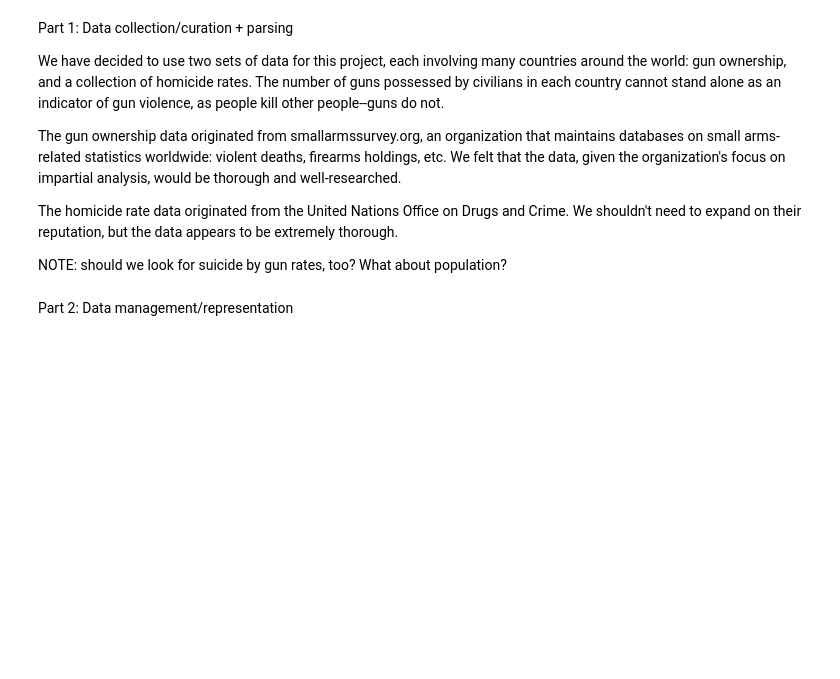
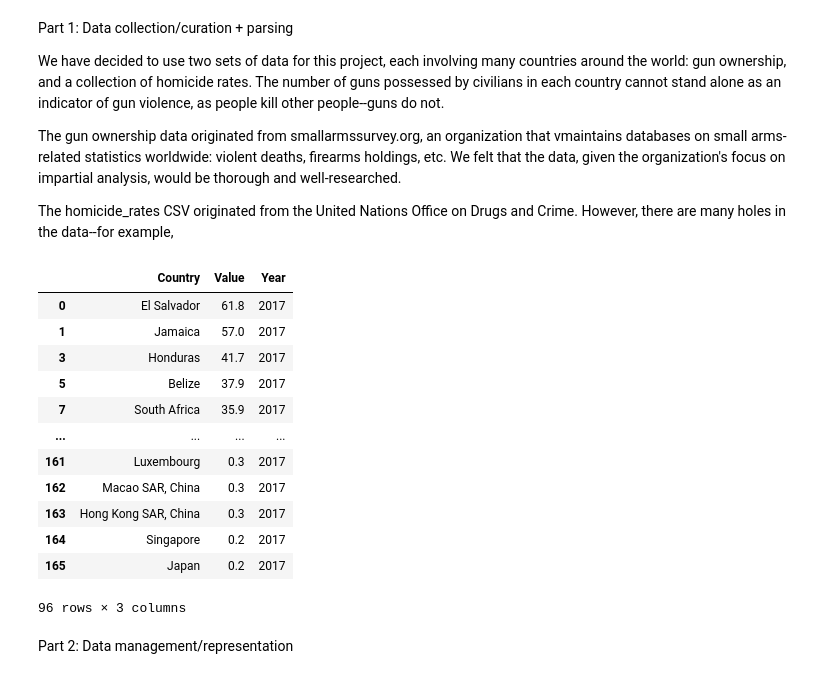
Before and after one commit to the-amazing-works-of-stephanie/gun-violence-analysis, a Jupyter notebook: fp.ipynb, the cells around one changed output. Drawn from its saved outputs; the diff is of its cells as text; code cells hidden in the pictures; blank space fills up the shorter version.

```diff
--- a/fp.ipynb
+++ b/fp.ipynb
@@ -19,31 +11,42 @@ SyntaxError: invalid syntax (<ipython-input-2-8e700c91af4f>, line 1)
 Part 1: Data collection/curation + parsing
 
 We have decided to use two sets of data for this project, each involving many countries around the world: gun ownership,
-and a collection of homicide rates. The number of guns possessed by civilians in each country cannot stand alone as an indicator of gun violence, as people
-kill other people--guns do not.
+and a collection of homicide rates. The number of guns possessed by civilians in each country cannot stand alone
+as an indicator of gun violence, as people kill other people--guns do not.
 
-The gun ownership data originated from smallarmssurvey.org, an organization that
-maintains databases on small arms-related statistics worldwide: violent deaths, firearms holdings, etc. We felt that the
-data, given the organization's focus on impartial analysis, would be thorough and well-researched.
+The gun ownership data originated from smallarmssurvey.org, an organization that vmaintains databases on small
+arms-related statistics worldwide: violent deaths, firearms holdings, etc. We felt that the data, given the organization's
+focus on impartial analysis, would be thorough and well-researched.
 
-The homicide rate data originated from the United Nations Office on Drugs and Crime. We shouldn't need to expand on their
-reputation, but the data appears to be extremely thorough.
-
-NOTE: should we look for suicide by gun rates, too? What about population?
+The homicide_rates CSV originated from the United Nations Office on Drugs and Crime. However, there are many holes in the
+data--for example,
 # %%
 # opening the homicide rate file
-#NOTE: not sure how to scrape this one off the internet, so downloaded data manually and stuck inside the project
 homicide_rates = pd.read_csv('united_nations_homicide_rate_by_mechanisms.csv')
 
 #opening the gun ownership data
 url = "http://www.smallarmssurvey.org/fileadmin/docs/Weapons_and_Markets/Tools/Firearms_holdings/SAS-BP-Civilian-held-firearms-annexe.pdf"
 got_gun = tabula.io.read_pdf(url, output_format='dataframe', pages='all')
 
 #rename columns
 got_gun[0].columns=['country_code', 'country', 'region', 'subregion', 'population', 'total_est_guns', 'est_of_guns_per_100_ppl', 'delete1', 'comp_method', 'registered_guns', 'delete2', 'unregistered_guns']
 
 #drop some unnecessary columns & rows
 got_gun[0].drop(range(0,5), inplace=True)
 got_gun[0].drop(columns=['delete1', 'delete2', 'comp_method', 'registered_guns', 'unregistered_guns'], inplace=True)
 
-got_gun[0]
+got_gun[0].head
+# %% [output]
+|  | Country | Value | Year |
+| 0 | El Salvador | 61.8 | 2017 |
+| 1 | Jamaica | 57.0 | 2017 |
+| 3 | Honduras | 41.7 | 2017 |
+| 5 | Belize | 37.9 | 2017 |
+| 7 | South Africa | 35.9 | 2017 |
+| ... | ... | ... | ... |
+| 161 | Luxembourg | 0.3 | 2017 |
+| 162 | Macao SAR, China | 0.3 | 2017 |
+| 163 | Hong Kong SAR, China | 0.3 | 2017 |
+| 164 | Singapore | 0.2 | 2017 |
+| 165 | Japan | 0.2 | 2017 |
+96 rows × 3 columns
```
Also changed, not shown: parts of 13 cells of this notebook.
